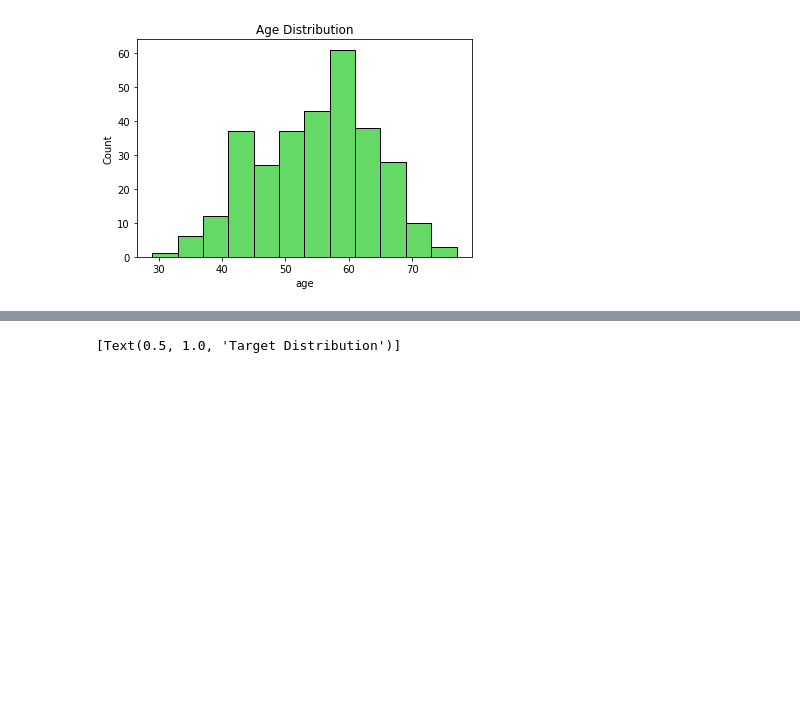
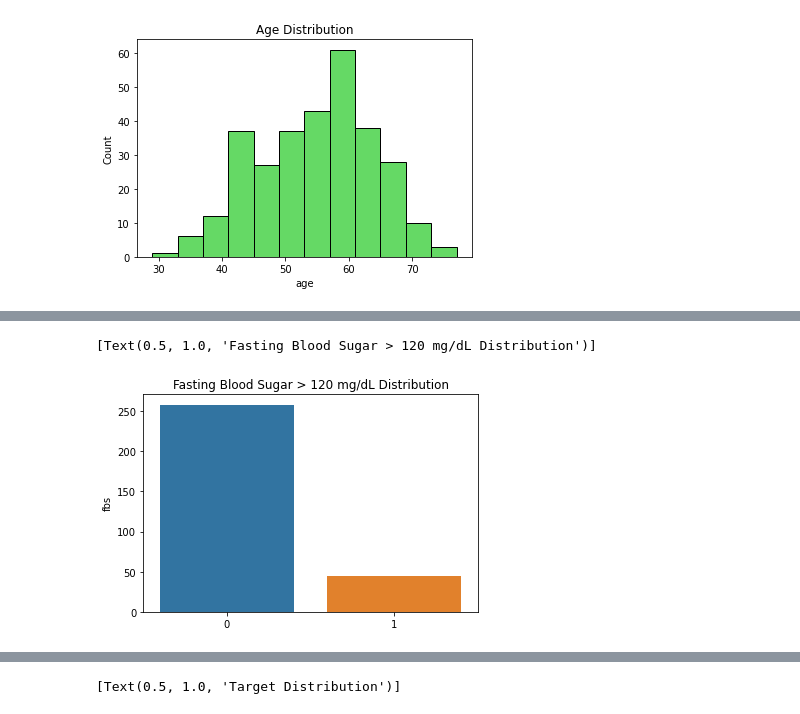
Before and after one commit to MeanGr33n/Kaggle_heart_dis_prediction, a Jupyter notebook: jupyter/Initial Notebook.ipynb, the cells around one changed output, grey strips where cells are left out. Cells and saved outputs as stored; diff of their text form; code cells hidden in the pictures; blank space fills up the shorter version.

```diff
--- a/jupyter/Initial Notebook.ipynb
+++ b/jupyter/Initial Notebook.ipynb
@@ -109,0 +132,6 @@ sb.barplot(x=target_counts.index, y=target_counts).set(title='Sex Distribution')
+# %%
+target_counts = heart_frame['fbs'].value_counts()
+sb.barplot(x=target_counts.index, y=target_counts).set(title='Fasting Blood Sugar > 120 mg/dL Distribution')
+# %% [output]
+[Text(0.5, 1.0, 'Fasting Blood Sugar > 120 mg/dL Distribution')]
+[figure, added]
```
Also changed, not shown: parts of 38 cells of this notebook.
